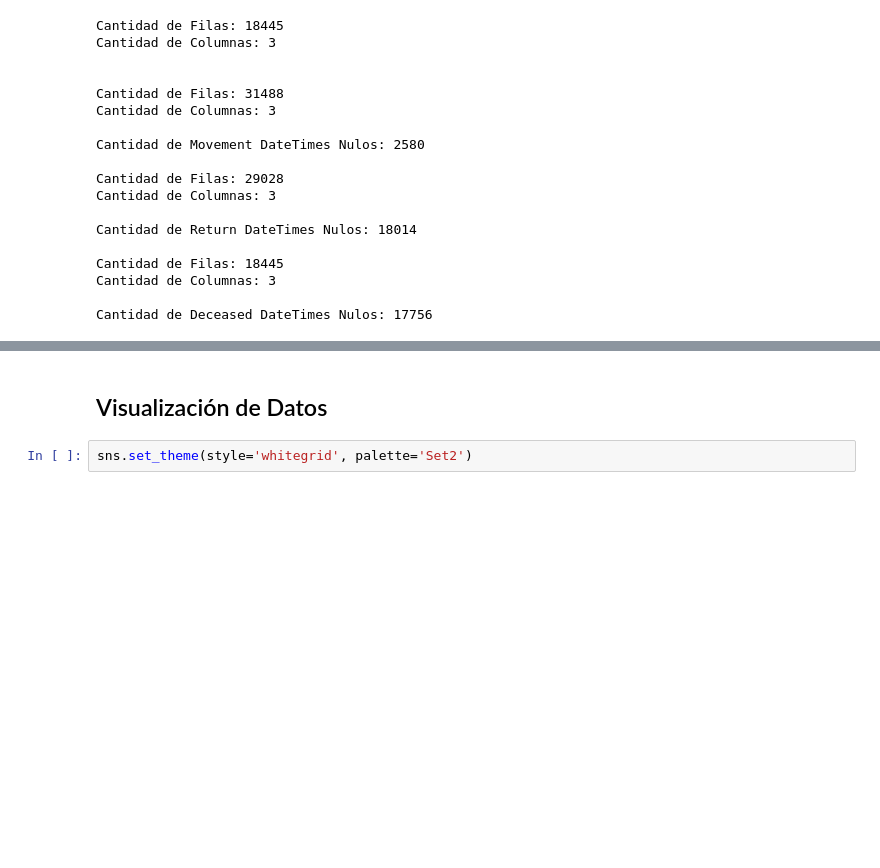
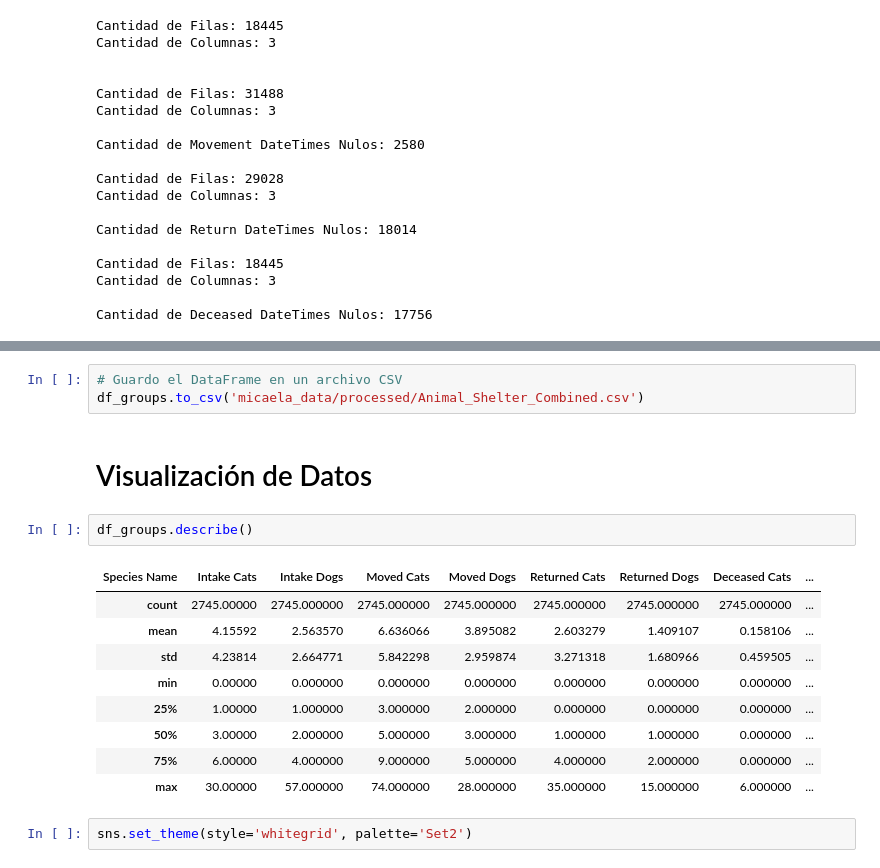
Before and after one commit to MicaKil/ia2, a Jupyter notebook: 08_dl-for-timeseries/Micaela_Del_Longo-Animal_Care/Micaela_Del_Longo-Animal_Care.ipynb, the cells around one changed output, grey strips where cells are left out. Saved outputs shown, nothing was run; the diff lists cells and outputs as text; blank space fills up the shorter version.

```diff
--- a/08_dl-for-timeseries/Micaela_Del_Longo-Animal_Care/Micaela_Del_Longo-Animal_Care.ipynb
+++ b/08_dl-for-timeseries/Micaela_Del_Longo-Animal_Care/Micaela_Del_Longo-Animal_Care.ipynb
@@ -286,8 +277,23 @@ Index(['Intake Cats', 'Intake Dogs', 'Moved Cats', 'Moved Dogs',
 | 2016-11-21 | 0.0 | 1.0 | 0.0 | 0.0 | 0.0 | 0.0 | 0.0 | ... |
 | 2017-01-11 | 1.0 | 0.0 | 0.0 | 0.0 | 0.0 | 0.0 | 0.0 | ... |
 | 2017-01-17 | 0.0 | 1.0 | 0.0 | 0.0 | 0.0 | 0.0 | 0.0 | ... |
+# %%
+# Guardo el DataFrame en un archivo CSV
+df_groups.to_csv('micaela_data/processed/Animal_Shelter_Combined.csv')
 # %% [markdown]
-## Visualización de Datos
+# Visualización de Datos
+# %%
+df_groups.describe()
+# %% [output]
+| Species Name | Intake Cats | Intake Dogs | Moved Cats | Moved Dogs | Returned Cats | Returned Dogs | Deceased Cats | ... |
+| count | 2745.00000 | 2745.000000 | 2745.000000 | 2745.000000 | 2745.000000 | 2745.000000 | 2745.000000 | ... |
+| mean | 4.15592 | 2.563570 | 6.636066 | 3.895082 | 2.603279 | 1.409107 | 0.158106 | ... |
+| std | 4.23814 | 2.664771 | 5.842298 | 2.959874 | 3.271318 | 1.680966 | 0.459505 | ... |
+| min | 0.00000 | 0.000000 | 0.000000 | 0.000000 | 0.000000 | 0.000000 | 0.000000 | ... |
+| 25% | 1.00000 | 1.000000 | 3.000000 | 2.000000 | 0.000000 | 0.000000 | 0.000000 | ... |
+| 50% | 3.00000 | 2.000000 | 5.000000 | 3.000000 | 1.000000 | 1.000000 | 0.000000 | ... |
+| 75% | 6.00000 | 4.000000 | 9.000000 | 5.000000 | 4.000000 | 2.000000 | 0.000000 | ... |
+| max | 30.00000 | 57.000000 | 74.000000 | 28.000000 | 35.000000 | 15.000000 | 6.000000 | ... |
 # %%
 sns.set_theme(style='whitegrid', palette='Set2')
 # %%
```
Also changed, not shown: parts of 16 cells of this notebook, 3 other files.
